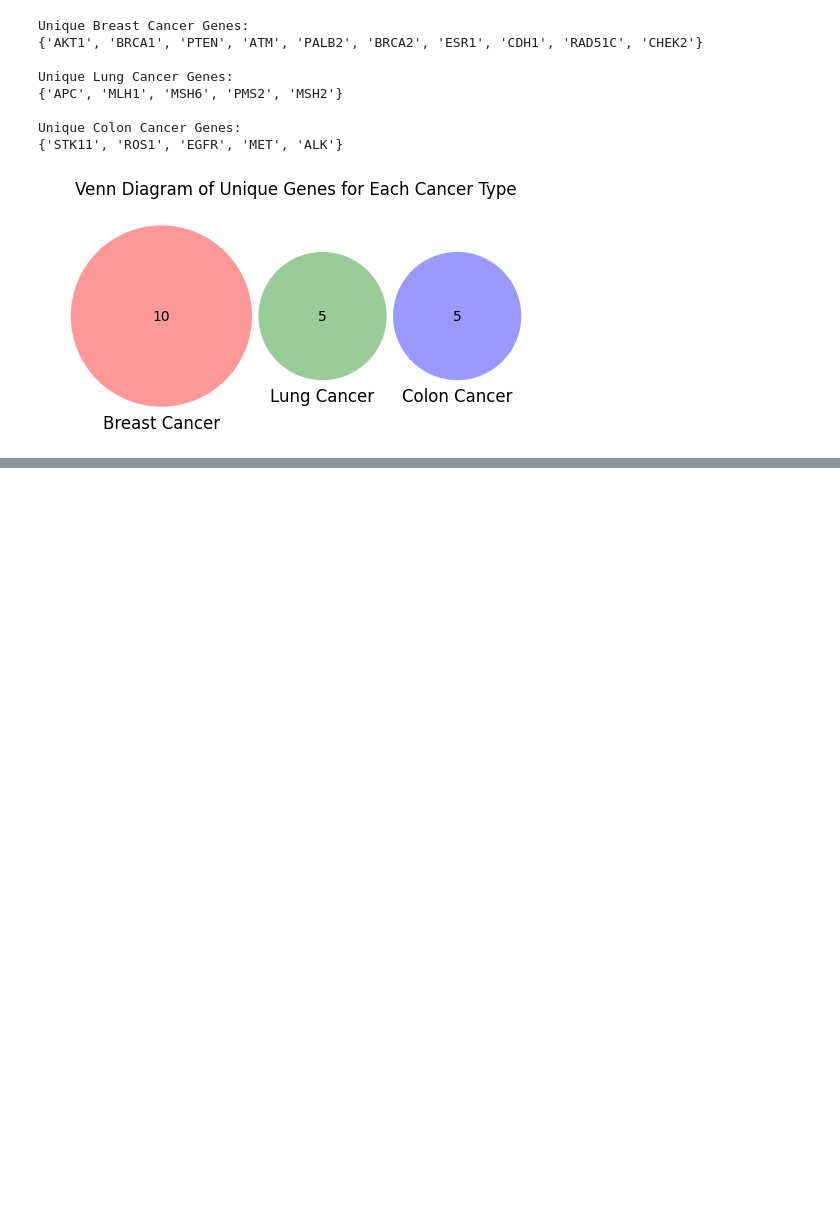
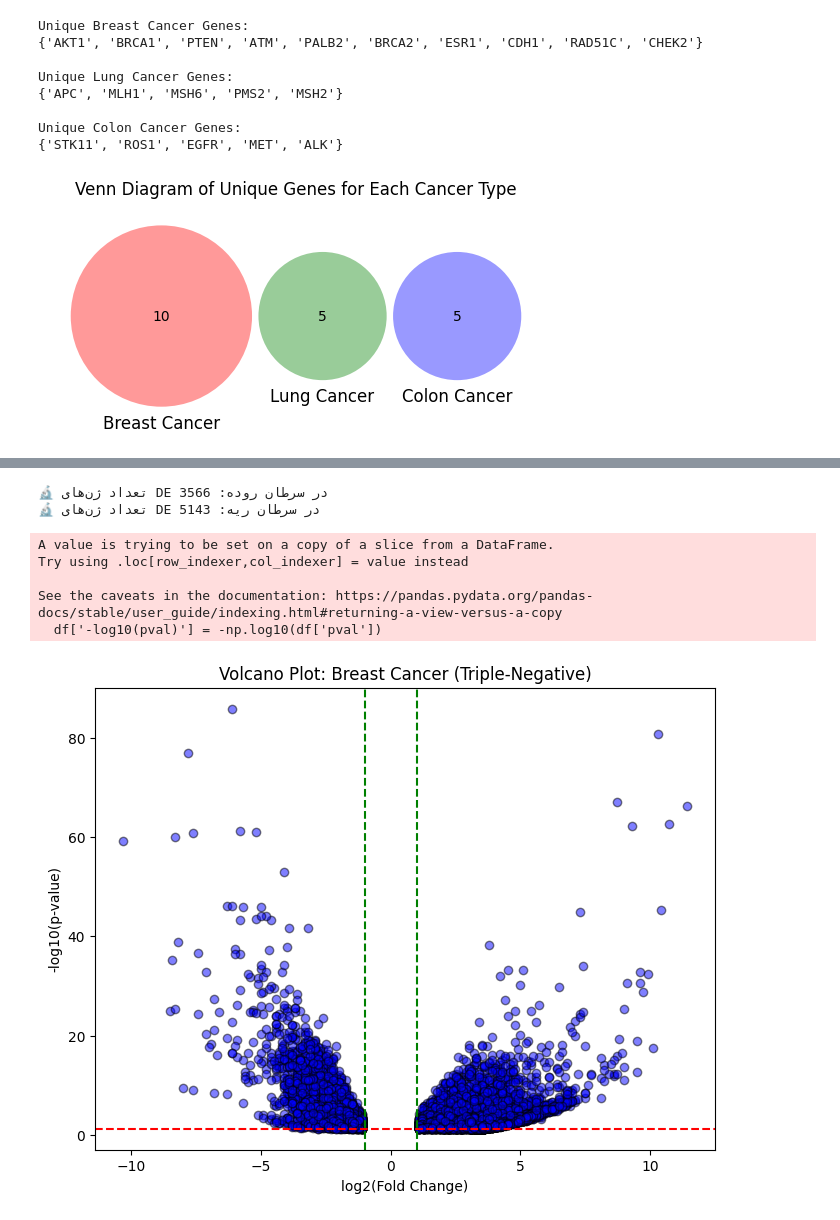
Before and after one commit to Melikaeydel/GSE256265, a Jupyter notebook: cancer.ipynb, the cells around one changed output, grey strips where cells are left out. Drawn from its saved outputs; the diff is of its cells as text; code cells hidden in the pictures; blank space fills up the shorter version.

```diff
--- a/cancer.ipynb
+++ b/cancer.ipynb
@@ -432,0 +518,47 @@ plt.show()
+# %%
+import pandas as pd
+
+# بارگذاری فایل‌های Colo و Lung
+colo = pd.read_csv("/content/colo.tsv", sep='\t', index_col=0)
+lung = pd.read_csv("/content/lung.tsv", sep='\t', index_col=0)
+
+# برای Colo، ستون‌های مربوط به primary tumor و adjacent non-tumor colon
+colo = colo[
+    ["'primary tumor' vs 'adjacent non-tumor colon' in 'colorectal cancer'.p-value",
+     "'primary tumor' vs 'adjacent non-tumor colon' in 'colorectal cancer'.log2foldchange"]
+]
+
+# تغییر نام ستون‌ها برای Colo
+colo.columns = ['pval', 'logFC']
+
+# تبدیل به عدد
+colo['pval'] = pd.to_numeric(colo['pval'], errors='coerce')
+colo['logFC'] = pd.to_numeric(colo['logFC'], errors='coerce')
+
+# فیلتر ژن‌های DE برای Colo
+colo_degs = colo[(colo['pval'] < 0.05) & (colo['logFC'].abs() > 1)]
+
+# نمایش تعداد ژن‌های DE در Colo
+print(f"🔬 تعداد ژن‌های DE در سرطان روده: {colo_degs.shape[0]}")
+
+# برای Lung، ستون‌های مربوط به small cell lung carcinoma
+lung = lung[
+    ["'small cell lung carcinoma' vs 'normal'.p-value",
+     "'small cell lung carcinoma' vs 'normal'.log2foldchange"]
+]
+
+# تغییر نام ستون‌ها برای Lung
+lung.columns = ['pval', 'logFC']
+
+# تبدیل به عدد
+lung['pval'] = pd.to_numeric(lung['pval'], errors='coerce')
+lung['logFC'] = pd.to_numeric(lung['logFC'], errors='coerce')
+
+# فیلتر ژن‌های DE برای Lung
+lung_degs = lung[(lung['pval'] < 0.05) & (lung['logFC'].abs() > 1)]
+
+# نمایش تعداد ژن‌های DE در Lung
+print(f"🔬 تعداد ژن‌های DE در سرطان ریه: {lung_degs.shape[0]}")
+# %% [output]
+🔬 تعداد ژن‌های DE در سرطان روده: 3566
+🔬 تعداد ژن‌های DE در سرطان ریه: 5143
@@ -432,0 +589,30 @@ plt.show()
+# %%
+import matplotlib.pyplot as plt
+import numpy as np
+
+# ایجاد Volcano Plot برای Breast (برای دیگر سرطان‌ها هم مشابه است)
+def plot_volcano(df, title):
+    df['-log10(pval)'] = -np.log10(df['pval'])
+
+    plt.figure(figsize=(8, 6))
+    plt.scatter(df['logFC'], df['-log10(pval)'], c='blue', edgecolor='black', alpha=0.5)
+
+    # اضافه کردن خطوط مرزی
+    plt.axhline(y=1.3, color='r', linestyle='--')  # p-value threshold (0.05)
+    plt.axvline(x=-1, color='g', linestyle='--')  # log2FC threshold
+    plt.axvline(x=1, color='g', linestyle='--')   # log2FC threshold
+
+    plt.title(f"Volcano Plot: {title}")
+    plt.xlabel('log2(Fold Change)')
+    plt.ylabel('-log10(p-value)')
+    plt.show()
+
+# رسم Volcano Plot برای سرطان سینه
+plot_volcano(breast_degs, "Breast Cancer (Triple-Negative)")
+# %% [output]
+A value is trying to be set on a copy of a slice from a DataFrame.
+Try using .loc[row_indexer,col_indexer] = value instead
+
+See the caveats in the documentation: https://pandas.pydata.org/pandas-docs/stable/user_guide/indexing.html#returning-a-view-versus-a-copy
+  df['-log10(pval)'] = -np.log10(df['pval'])
+[figure, added]
```
Also changed, not shown: parts of 38 cells of this notebook.
